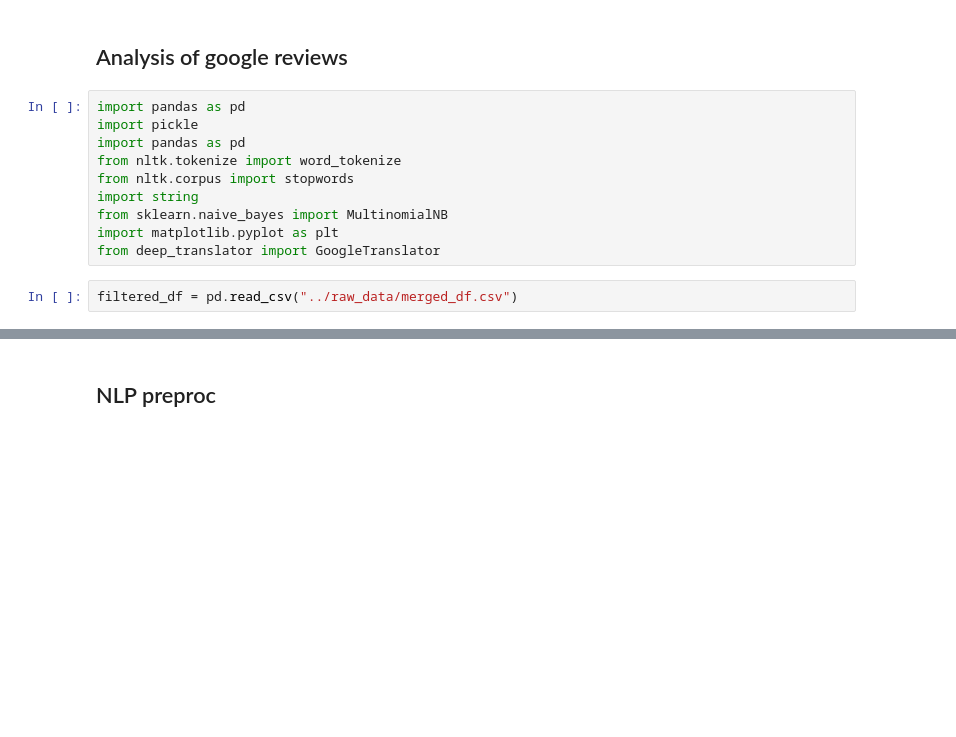
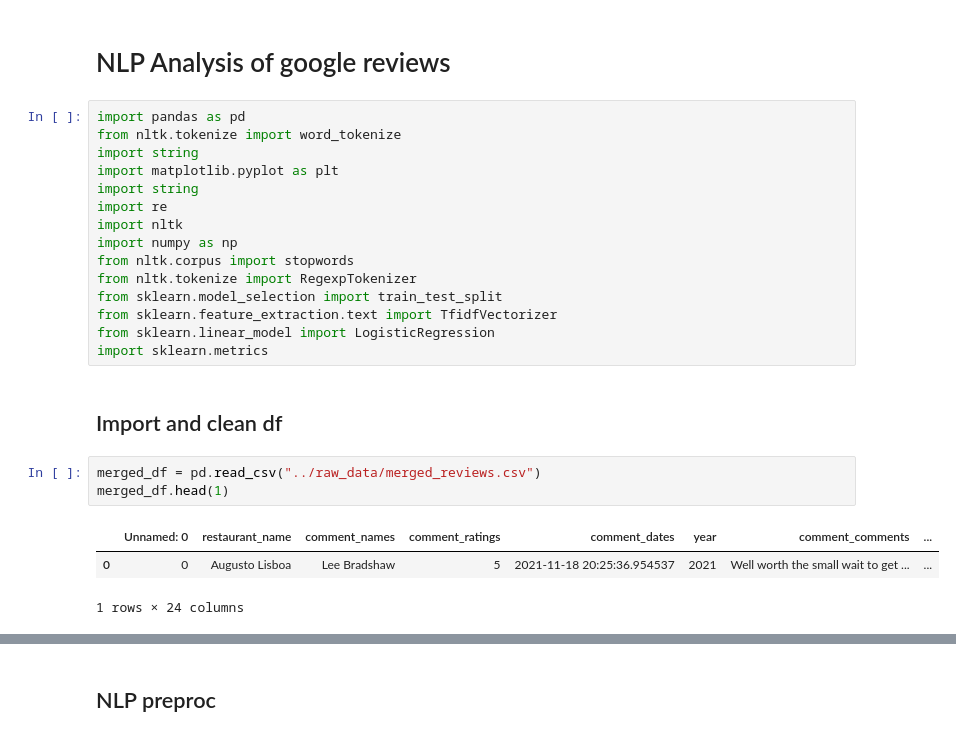
Before and after one commit to MalouO/small_business, a Jupyter notebook: notebooks/NLP_JB.ipynb, the cells around one changed output, grey strips where cells are left out. Saved outputs shown, nothing was run; the diff lists cells and outputs as text; blank space fills up the shorter version.

```diff
--- a/notebooks/NLP_JB.ipynb
+++ b/notebooks/NLP_JB.ipynb
@@ -1,14 +1,26 @@
 # %% [markdown]
-## Analysis of google reviews
+# NLP Analysis of google reviews
 # %%
 import pandas as pd
-import pickle
-import pandas as pd
 from nltk.tokenize import word_tokenize
+import string
+import matplotlib.pyplot as plt
+import string
+import re
+import nltk
+import numpy as np
 from nltk.corpus import stopwords
-import string
-from sklearn.naive_bayes import MultinomialNB
-import matplotlib.pyplot as plt
-from deep_translator import GoogleTranslator
+from nltk.tokenize import RegexpTokenizer
+from sklearn.model_selection import train_test_split
+from sklearn.feature_extraction.text import TfidfVectorizer
+from sklearn.linear_model import LogisticRegression
+import sklearn.metrics
+# %% [markdown]
+## Import and clean df
 # %%
-filtered_df = pd.read_csv("../raw_data/merged_df.csv")
+merged_df = pd.read_csv("../raw_data/merged_reviews.csv")
+merged_df.head(1)
+# %% [output]
+|  | Unnamed: 0 | restaurant_name | comment_names | comment_ratings | comment_dates | year | comment_comments | ... |
+| 0 | 0 | Augusto Lisboa | Lee Bradshaw | 5 | 2021-11-18 20:25:36.954537 | 2021 | Well worth the small wait to get ... | ... |
+1 rows × 24 columns
```
Also changed, not shown: parts of 38 cells of this notebook, 2 other files.
